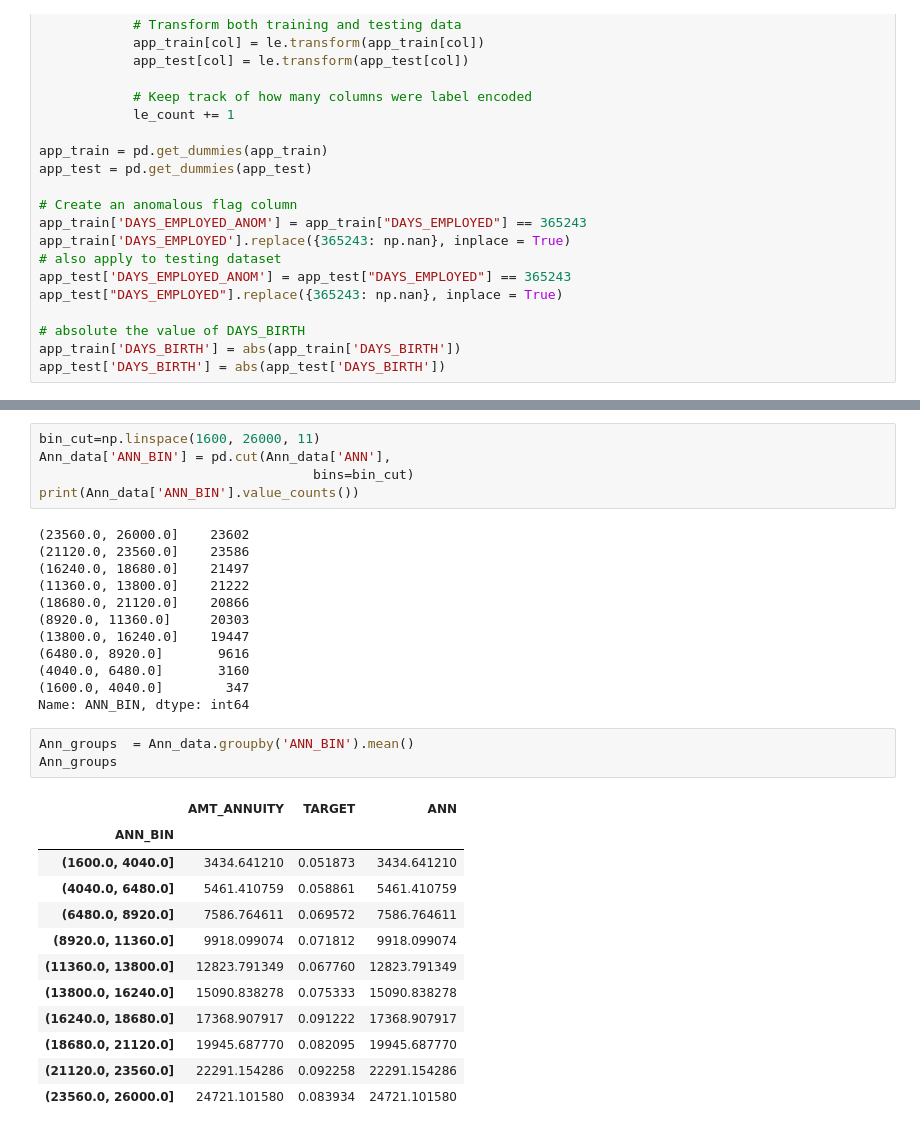
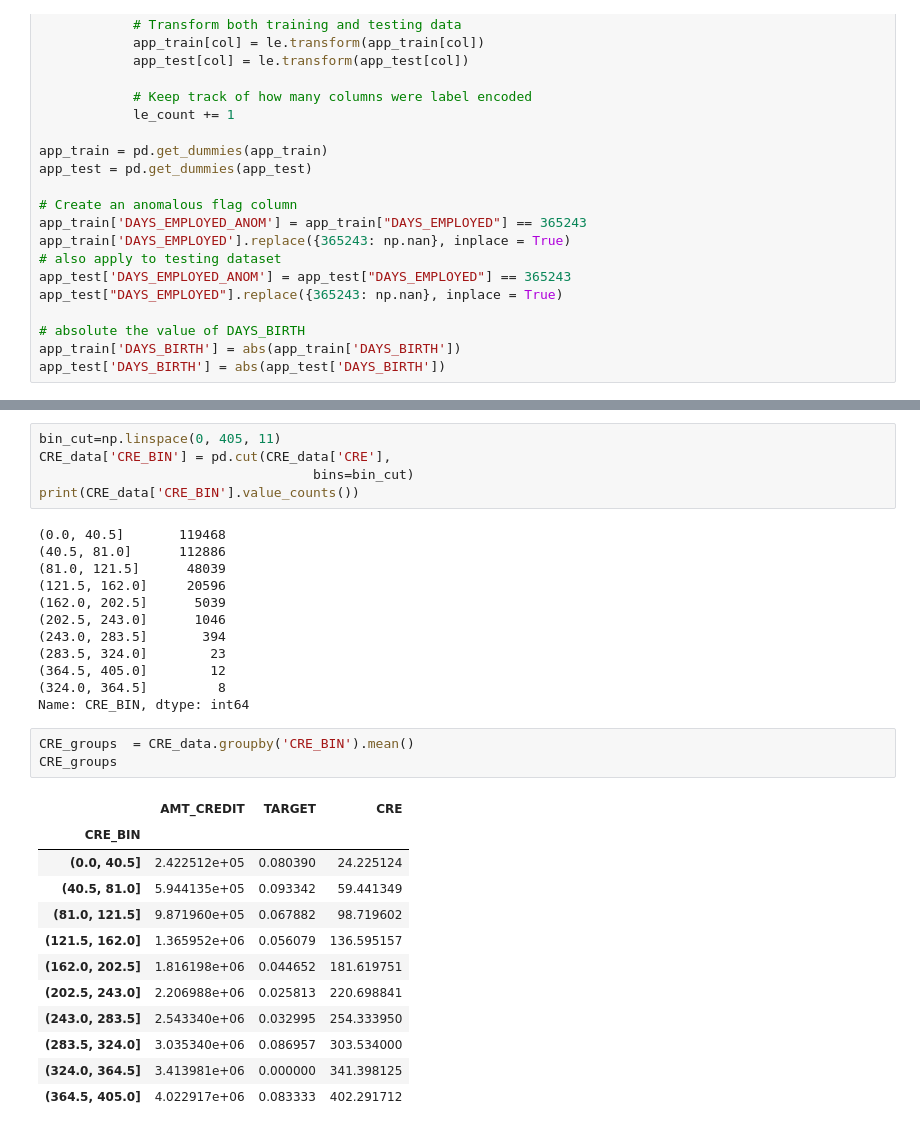
Before and after one commit to AmoreH/ML100-Days, a Jupyter notebook: homework/Day_013_HW.ipynb, the cells around one changed output, grey strips where cells are left out. Drawn from its saved outputs; the diff is of its cells as text.

```diff
--- a/homework/Day_013_HW.ipynb
+++ b/homework/Day_013_HW.ipynb
@@ -75,36 +75,36 @@ Name: ANN, dtype: float64
 # %%
-bin_cut=np.linspace(1600, 26000, 11)
-Ann_data['ANN_BIN'] = pd.cut(Ann_data['ANN'],
+bin_cut=np.linspace(0, 405, 11)
+CRE_data['CRE_BIN'] = pd.cut(CRE_data['CRE'],
                                    bins=bin_cut)
-print(Ann_data['ANN_BIN'].value_counts())
+print(CRE_data['CRE_BIN'].value_counts())
 # %% [output]
-(23560.0, 26000.0]    23602
-(21120.0, 23560.0]    23586
-(16240.0, 18680.0]    21497
-(11360.0, 13800.0]    21222
-(18680.0, 21120.0]    20866
-(8920.0, 11360.0]     20303
-(13800.0, 16240.0]    19447
-(6480.0, 8920.0]       9616
-(4040.0, 6480.0]       3160
-(1600.0, 4040.0]        347
-Name: ANN_BIN, dtype: int64
+(0.0, 40.5]       119468
+(40.5, 81.0]      112886
+(81.0, 121.5]      48039
+(121.5, 162.0]     20596
+(162.0, 202.5]      5039
+(202.5, 243.0]      1046
+(243.0, 283.5]       394
+(283.5, 324.0]        23
+(364.5, 405.0]        12
+(324.0, 364.5]         8
+Name: CRE_BIN, dtype: int64
-# %%
-Ann_groups  = Ann_data.groupby('ANN_BIN').mean()
-Ann_groups
-# %% [output]
-|  | AMT_ANNUITY | TARGET | ANN |
-| ANN_BIN |  |  |  |
-| (1600.0, 4040.0] | 3434.641210 | 0.051873 | 3434.641210 |
-| (4040.0, 6480.0] | 5461.410759 | 0.058861 | 5461.410759 |
-| (6480.0, 8920.0] | 7586.764611 | 0.069572 | 7586.764611 |
-| (8920.0, 11360.0] | 9918.099074 | 0.071812 | 9918.099074 |
-| (11360.0, 13800.0] | 12823.791349 | 0.067760 | 12823.791349 |
-| (13800.0, 16240.0] | 15090.838278 | 0.075333 | 15090.838278 |
-| (16240.0, 18680.0] | 17368.907917 | 0.091222 | 17368.907917 |
-| (18680.0, 21120.0] | 19945.687770 | 0.082095 | 19945.687770 |
-| (21120.0, 23560.0] | 22291.154286 | 0.092258 | 22291.154286 |
-| (23560.0, 26000.0] | 24721.101580 | 0.083934 | 24721.101580 |
+# %%
+CRE_groups  = CRE_data.groupby('CRE_BIN').mean()
+CRE_groups
+# %% [output]
+|  | AMT_CREDIT | TARGET | CRE |
+| CRE_BIN |  |  |  |
+| (0.0, 40.5] | 2.422512e+05 | 0.080390 | 24.225124 |
+| (40.5, 81.0] | 5.944135e+05 | 0.093342 | 59.441349 |
+| (81.0, 121.5] | 9.871960e+05 | 0.067882 | 98.719602 |
+| (121.5, 162.0] | 1.365952e+06 | 0.056079 | 136.595157 |
+| (162.0, 202.5] | 1.816198e+06 | 0.044652 | 181.619751 |
+| (202.5, 243.0] | 2.206988e+06 | 0.025813 | 220.698841 |
+| (243.0, 283.5] | 2.543340e+06 | 0.032995 | 254.333950 |
+| (283.5, 324.0] | 3.035340e+06 | 0.086957 | 303.534000 |
+| (324.0, 364.5] | 3.413981e+06 | 0.000000 | 341.398125 |
+| (364.5, 405.0] | 4.022917e+06 | 0.083333 | 402.291712 |
 # %%
 import seaborn as sns # 另一個繪圖-樣式套件
 
```
Also changed, not shown: parts of 3 cells of this notebook.
